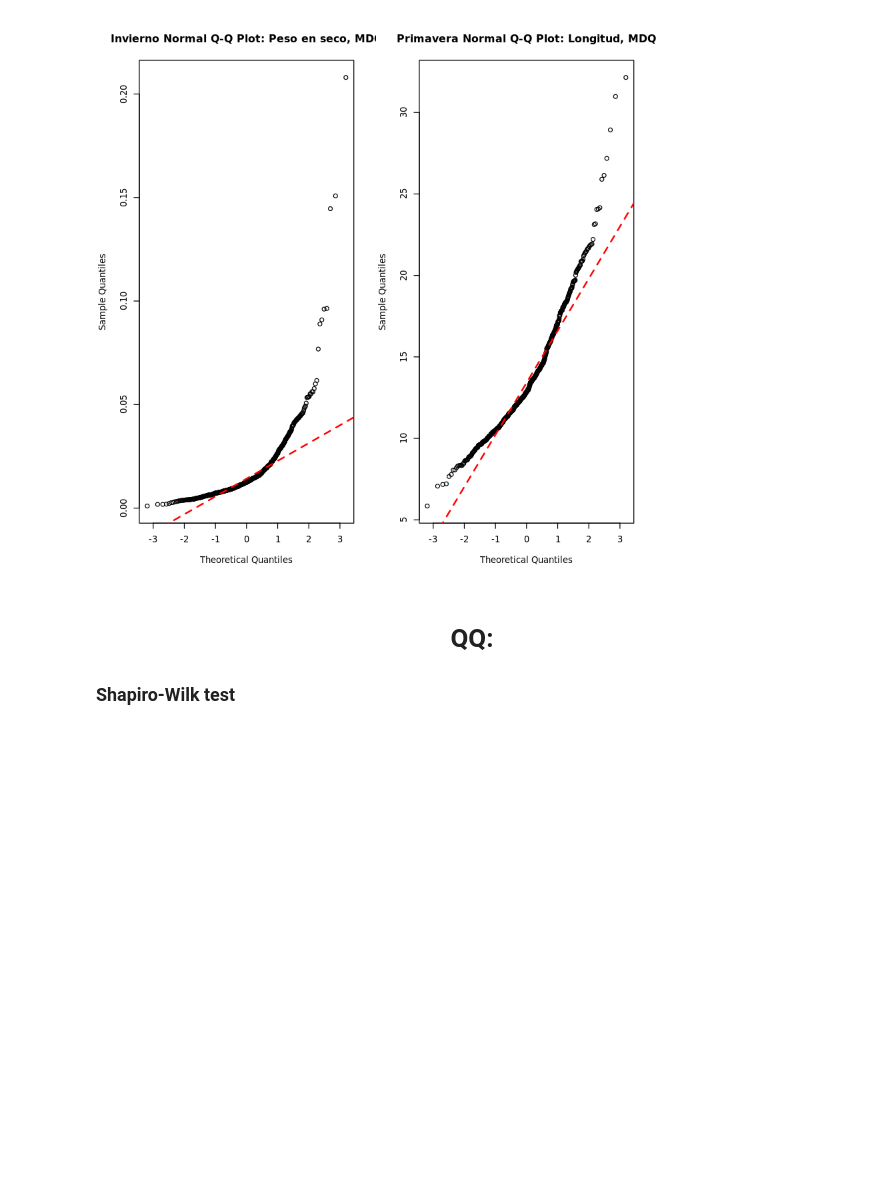
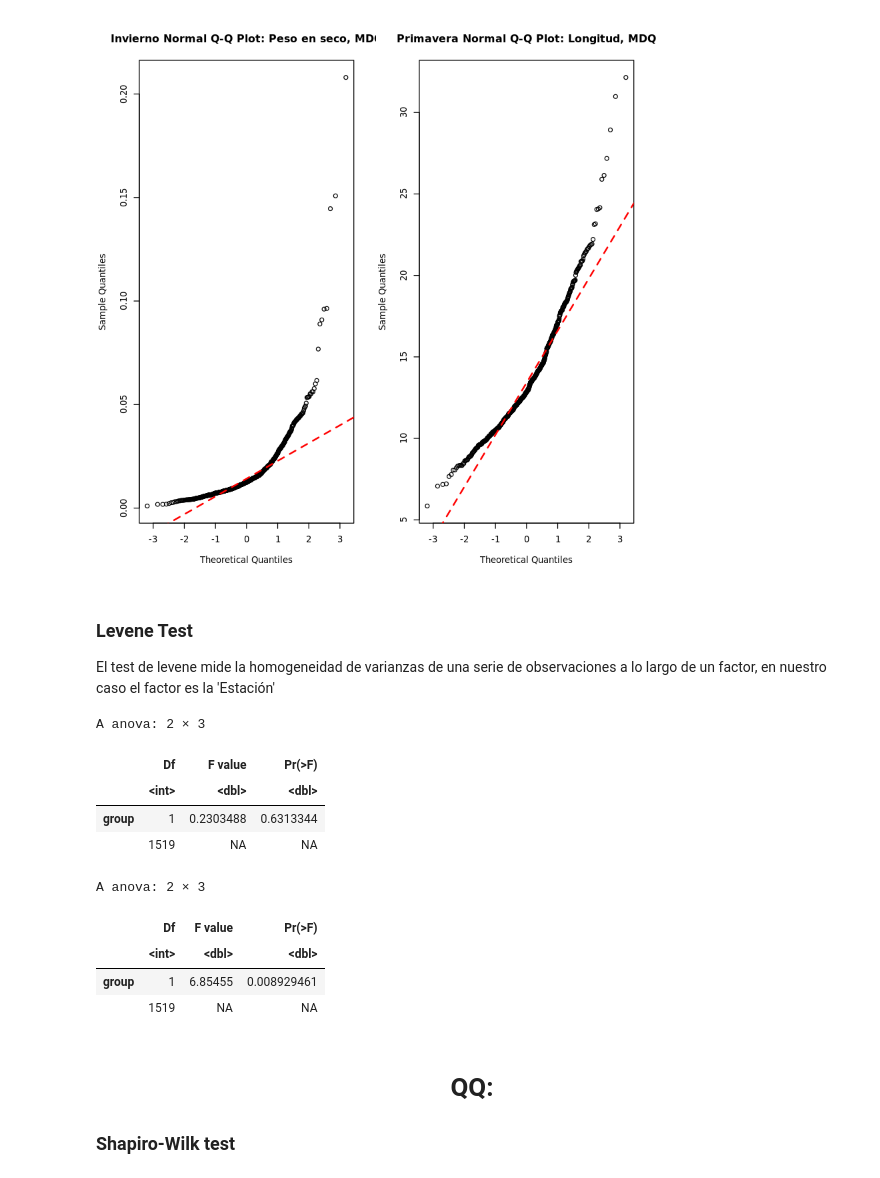
Before and after one commit to BrachidontesRodrigenzii/brachidontesAntlanticCoast, a Jupyter notebook: BrachidontesTest.ipynb, the cells around one changed output. Cells and saved outputs as stored; diff of their text form; code cells hidden in the pictures; blank space fills up the shorter version.

Commit message:
Levene Test

```diff
--- a/BrachidontesTest.ipynb
+++ b/BrachidontesTest.ipynb
@@ -114,6 +114,25 @@ qqline(primavera$longitud,col = 2,lwd=2,lty=2)
 # %% [output]
 [figure]
 [figure]
+# %% [markdown]
+<h3>Levene Test</h3>
+ El test de levene mide la homogeneidad de varianzas de una serie de observaciones a lo largo de un factor, en nuestro caso el factor es
+la 'Estación'
+# %%
+library(car)
+leveneTest(MDQ$peso_seco_vis, MDQ$Estacion)
+leveneTest(MDQ$longitud, MDQ$Estacion)
+# %% [output]
+A anova: 2 × 3
+|  | Df | F value | Pr(>F) |
+|  | <int> | <dbl> | <dbl> |
+| group | 1 | 0.2303488 | 0.6313344 |
+|  | 1519 | NA | NA |
+A anova: 2 × 3
+|  | Df | F value | Pr(>F) |
+|  | <int> | <dbl> | <dbl> |
+| group | 1 | 6.85455 | 0.008929461 |
+|  | 1519 | NA | NA |
 # %% [markdown]
 <h1 style='text-align:center'>QQ:</h1>
 <h3>Shapiro-Wilk test</h3>
```
Also changed, not shown: parts of 5 cells of this notebook.
